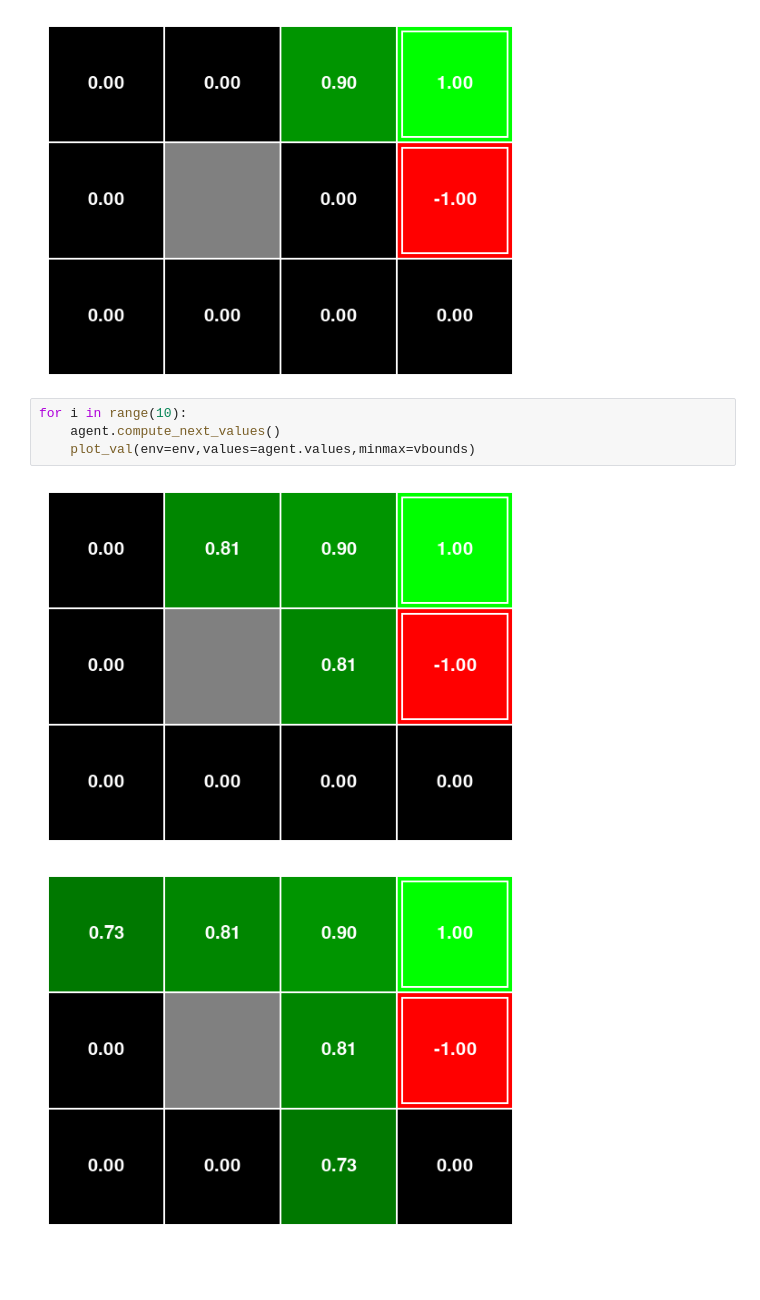
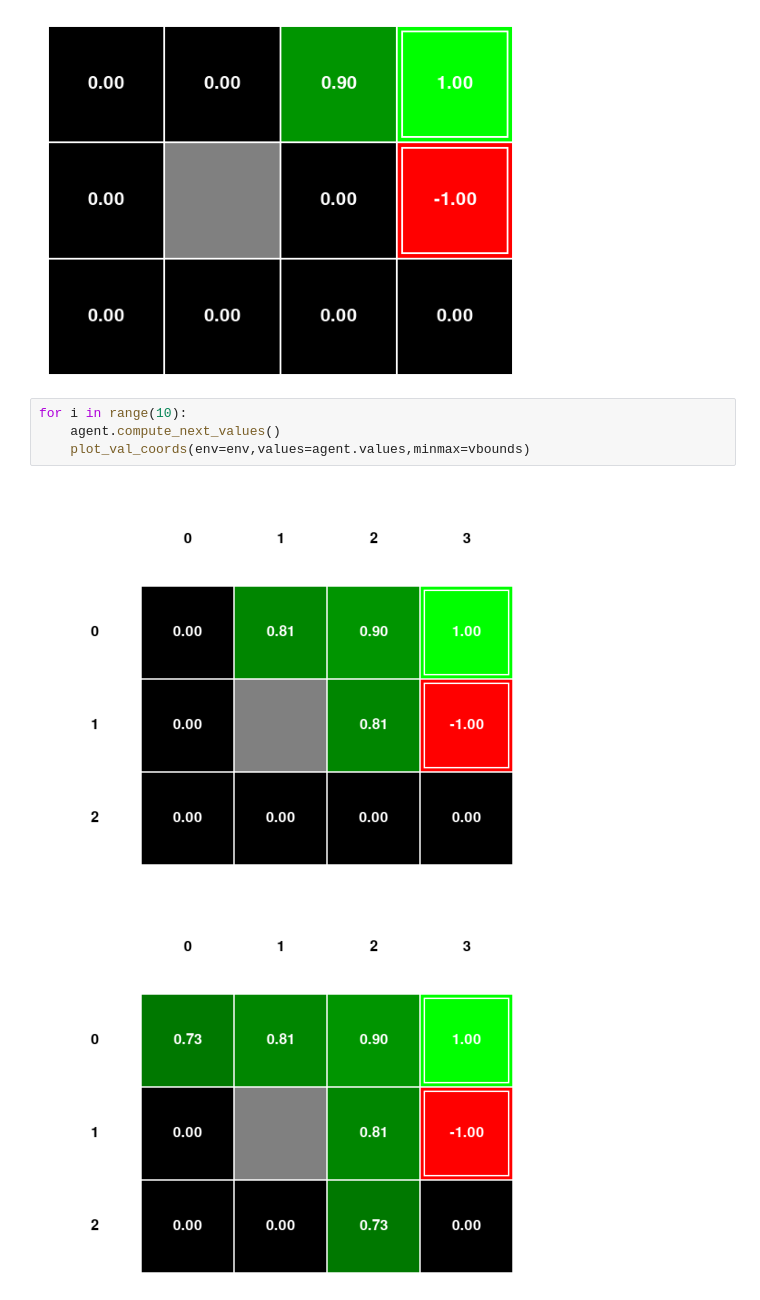
Before and after one commit to yguel/gym_grid_world_tutorial, a Jupyter notebook: jupyter/step_by_step_lab/grid_world_frozen_lake2_step_by_step_tutorial.ipynb, the cells around one changed output. Drawn from its saved outputs; the diff is of its cells as text; blank space fills up the shorter version.

```diff
--- a/jupyter/step_by_step_lab/grid_world_frozen_lake2_step_by_step_tutorial.ipynb
+++ b/jupyter/step_by_step_lab/grid_world_frozen_lake2_step_by_step_tutorial.ipynb
@@ -128,7 +128,7 @@ plot_val(env=env,values=agent.values,minmax=vbounds)
 # %%
 for i in range(10):
     agent.compute_next_values()
-    plot_val(env=env,values=agent.values,minmax=vbounds)
+    plot_val_coords(env=env,values=agent.values,minmax=vbounds)
 # %% [output]
-[figure, old version]
+[figure, new version]
-[figure, old version]
+[figure, new version]
```
Also changed, not shown: parts of 1 cell of this notebook.
